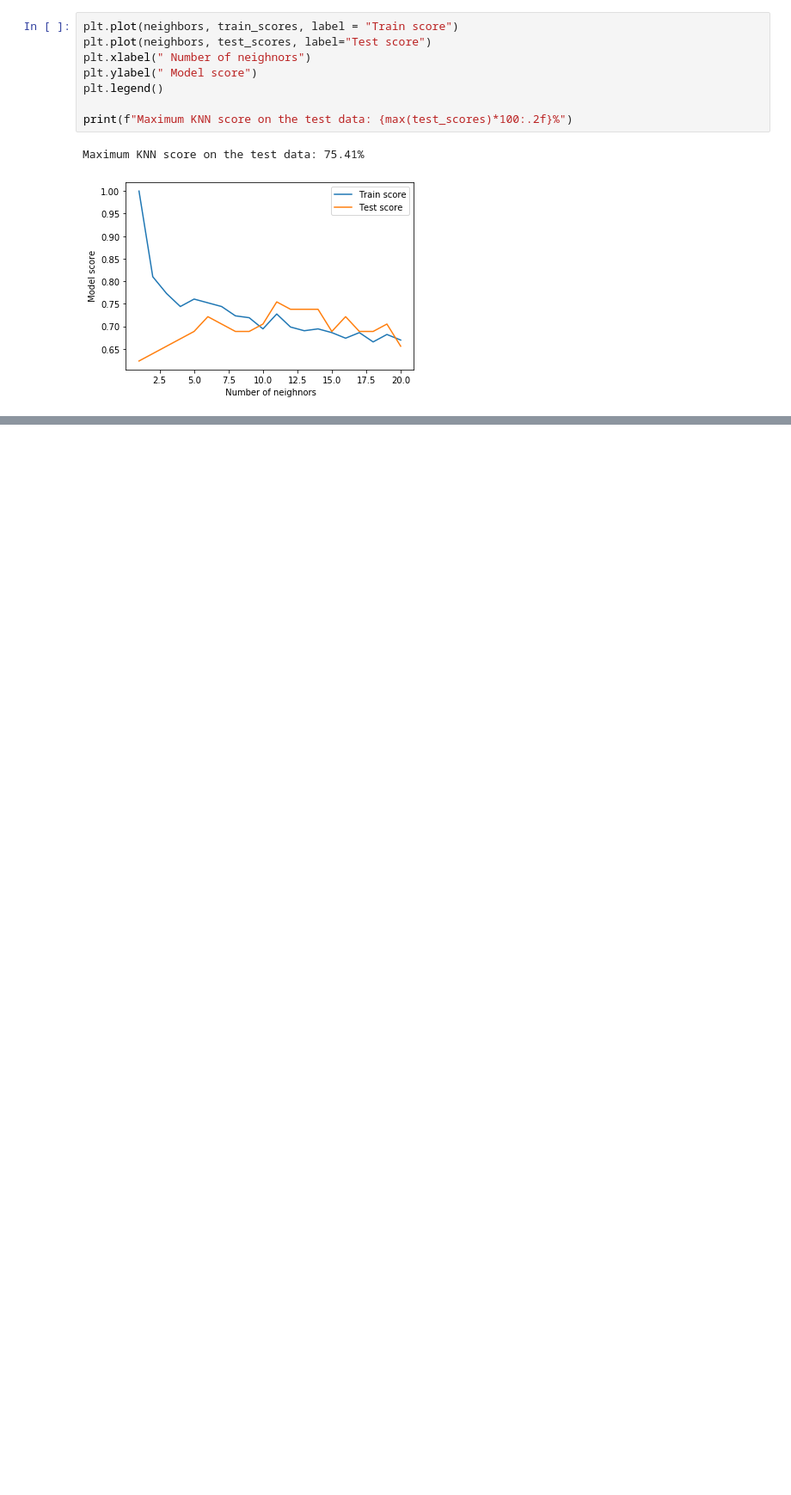
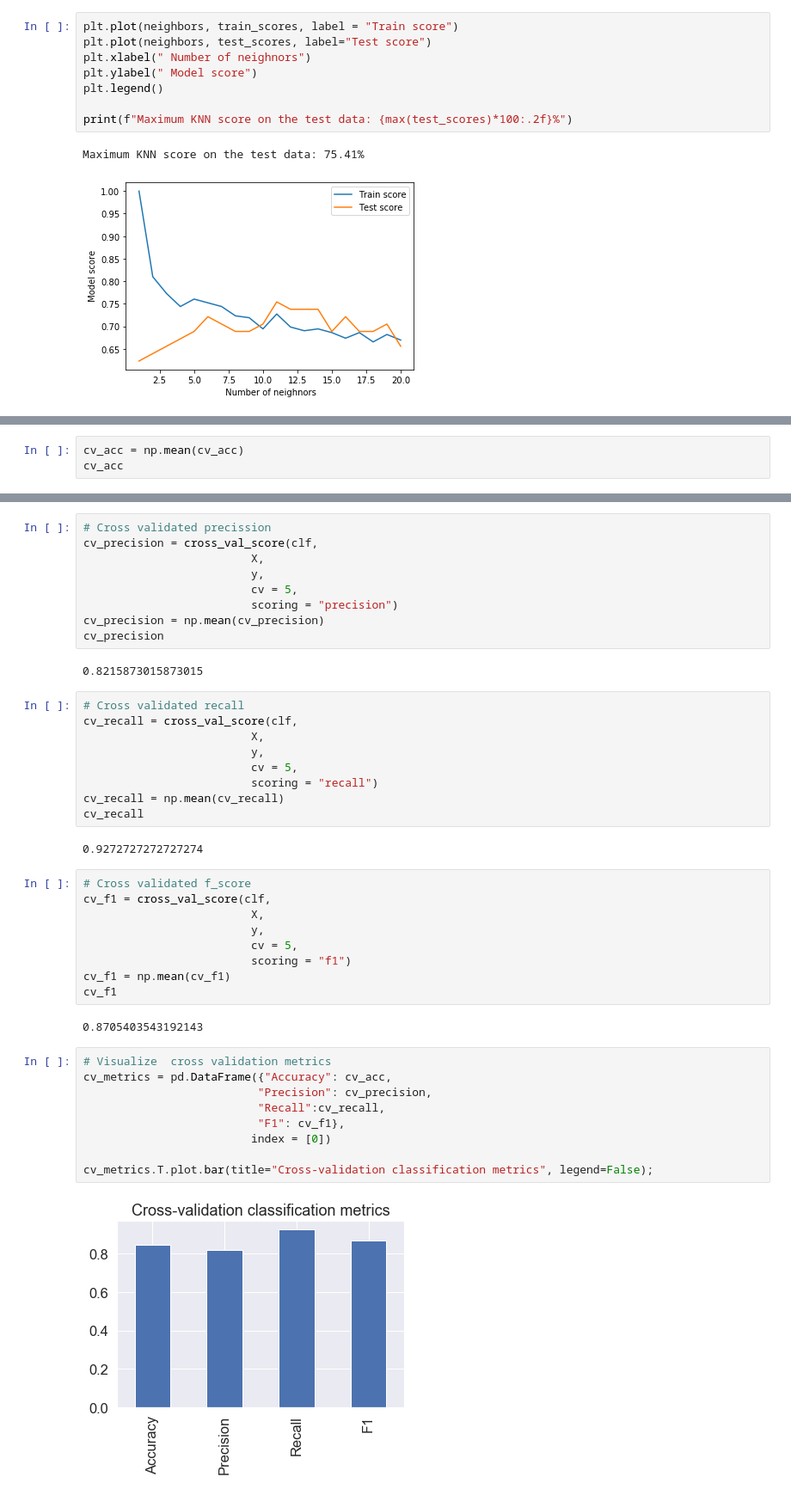
Before and after one commit to anirban-s/heart-disease-classification, a Jupyter notebook: heart-disease-classification.ipynb, the cells around one changed output, grey strips where cells are left out. Shown at 86% size. Saved outputs shown, nothing was run; the diff lists cells and outputs as text; blank space fills up the shorter version.

```diff
--- a/heart-disease-classification.ipynb
+++ b/heart-disease-classification.ipynb
@@ -438,0 +668,3 @@ Maximum KNN score on the test data: 75.41%
+# %%
+cv_acc = np.mean(cv_acc)
+cv_acc
@@ -438,0 +673,44 @@ Maximum KNN score on the test data: 75.41%
+# %%
+# Cross validated precission
+cv_precision = cross_val_score(clf,
+                         X,
+                         y,
+                         cv = 5,
+                         scoring = "precision")
+cv_precision = np.mean(cv_precision)
+cv_precision
+# %% [output]
+0.8215873015873015
+# %%
+# Cross validated recall
+cv_recall = cross_val_score(clf,
+                         X,
+                         y,
+                         cv = 5,
+                         scoring = "recall")
+cv_recall = np.mean(cv_recall)
+cv_recall
+# %% [output]
+0.9272727272727274
+# %%
+# Cross validated f_score
+cv_f1 = cross_val_score(clf,
+                         X,
+                         y,
+                         cv = 5,
+                         scoring = "f1")
+cv_f1 = np.mean(cv_f1)
+cv_f1
+# %% [output]
+0.8705403543192143
+# %%
+# Visualize  cross validation metrics
+cv_metrics = pd.DataFrame({"Accuracy": cv_acc,
+                          "Precision": cv_precision,
+                          "Recall":cv_recall,
+                          "F1": cv_f1},
+                         index = [0])
+
+cv_metrics.T.plot.bar(title="Cross-validation classification metrics", legend=False);
+# %% [output]
+[figure, added]
```
Also changed, not shown: parts of 32 cells of this notebook.
